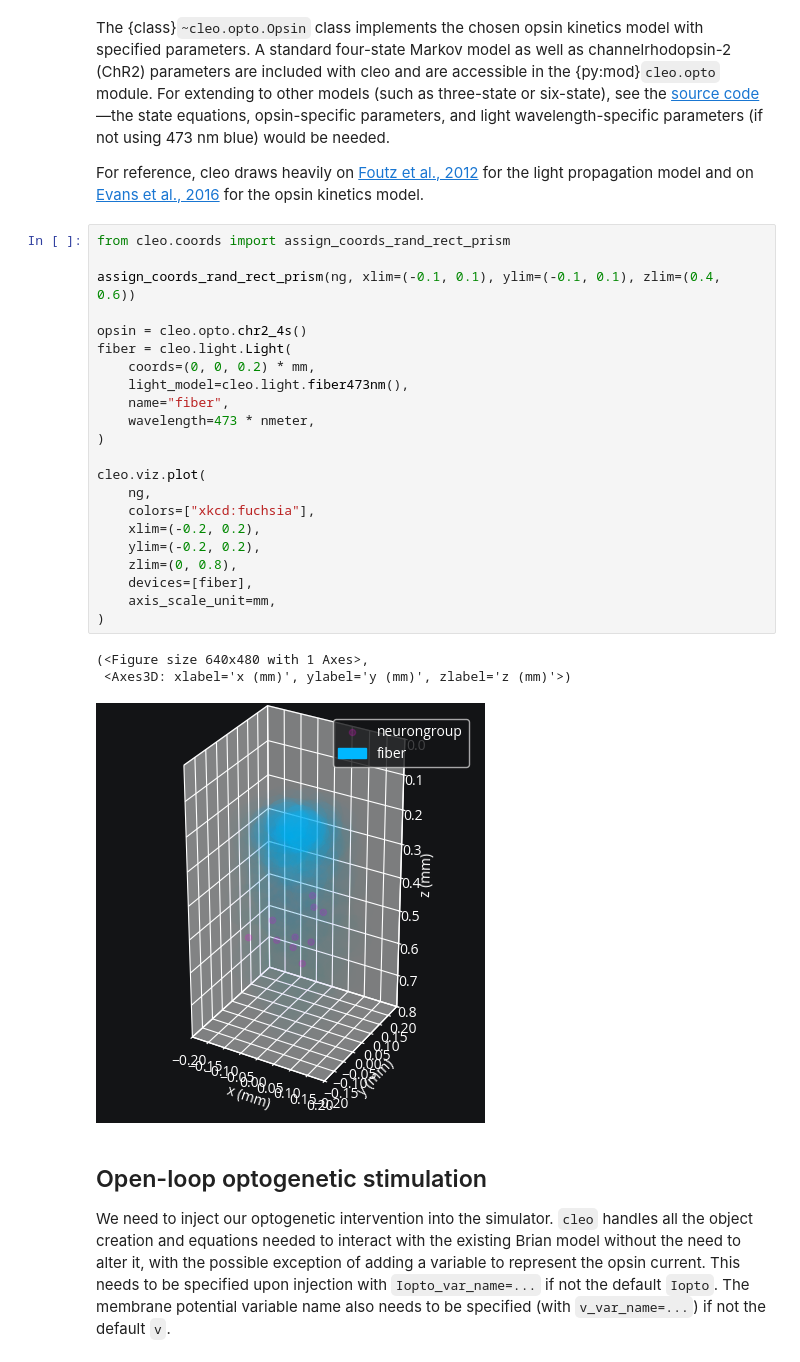
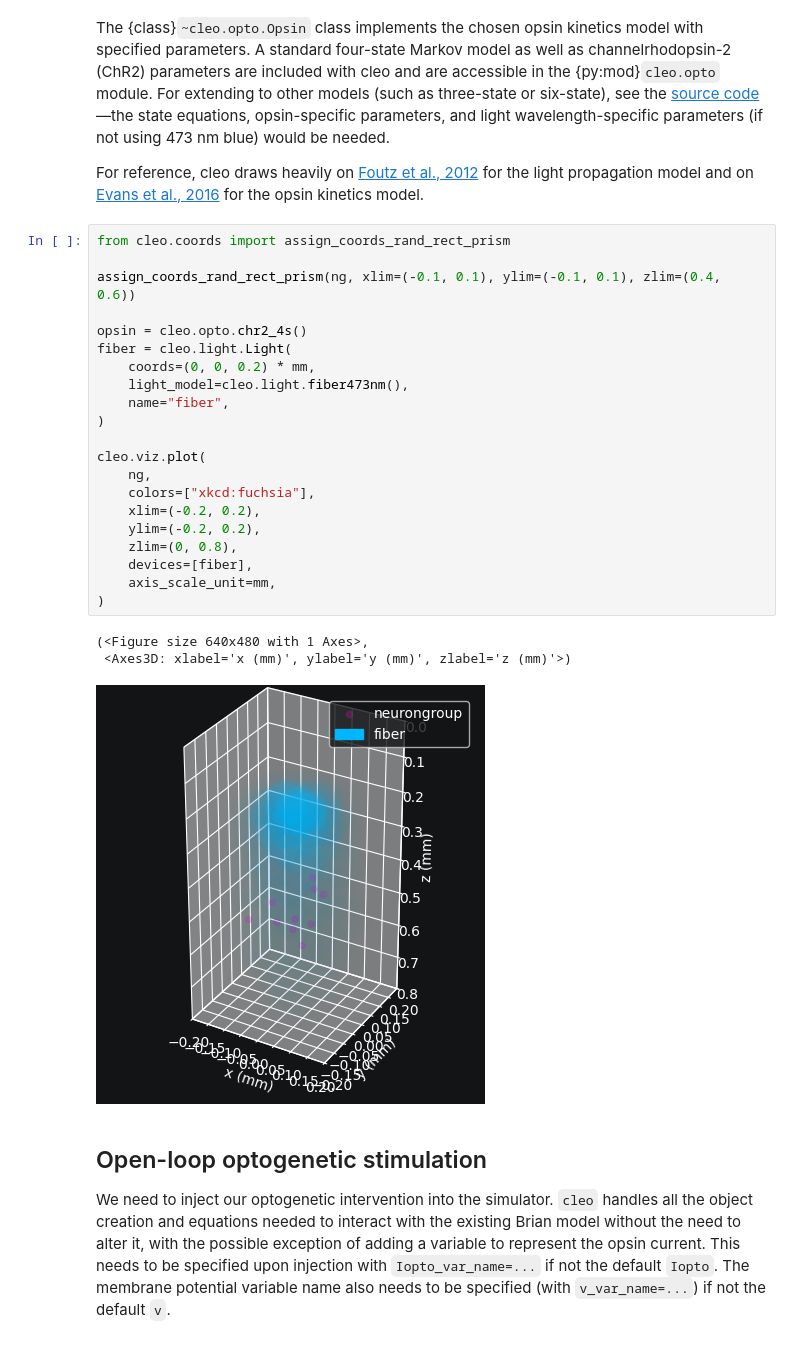
Before and after one commit to siplab-gt/cleo, a Jupyter notebook: docs/tutorials/optogenetics.ipynb, the cells around one changed output. Cells and saved outputs as stored; diff of their text form.

Commit message:
Move wavelength from Light to LightModel

```diff
--- a/docs/tutorials/optogenetics.ipynb
+++ b/docs/tutorials/optogenetics.ipynb
@@ -68,29 +68,28 @@ For reference, cleo draws heavily on [Foutz et al., 2012](https://journals.physi
 # %%
 from cleo.coords import assign_coords_rand_rect_prism
 
 assign_coords_rand_rect_prism(ng, xlim=(-0.1, 0.1), ylim=(-0.1, 0.1), zlim=(0.4, 0.6))
 
 opsin = cleo.opto.chr2_4s()
 fiber = cleo.light.Light(
     coords=(0, 0, 0.2) * mm,
     light_model=cleo.light.fiber473nm(),
     name="fiber",
-    wavelength=473 * nmeter,
 )
 
 cleo.viz.plot(
     ng,
     colors=["xkcd:fuchsia"],
     xlim=(-0.2, 0.2),
     ylim=(-0.2, 0.2),
     zlim=(0, 0.8),
     devices=[fiber],
     axis_scale_unit=mm,
 )
 # %% [output]
 (<Figure size 640x480 with 1 Axes>,
  <Axes3D: xlabel='x (mm)', ylabel='y (mm)', zlabel='z (mm)'>)
-[figure, old version]
+[figure, new version]
 # %% [markdown]
 ## Open-loop optogenetic stimulation
 We need to inject our optogenetic intervention into the simulator. `cleo` handles all the object creation and equations needed to interact with the existing Brian model without the need to alter it, with the possible exception of adding a variable to represent the opsin current. This needs to be specified upon injection with `Iopto_var_name=...` if not the default `Iopto`. The membrane potential variable name also needs to be specified (with `v_var_name=...`) if not the default `v`.
```
Also changed, not shown: parts of 4 cells of this notebook, 5 other files.
